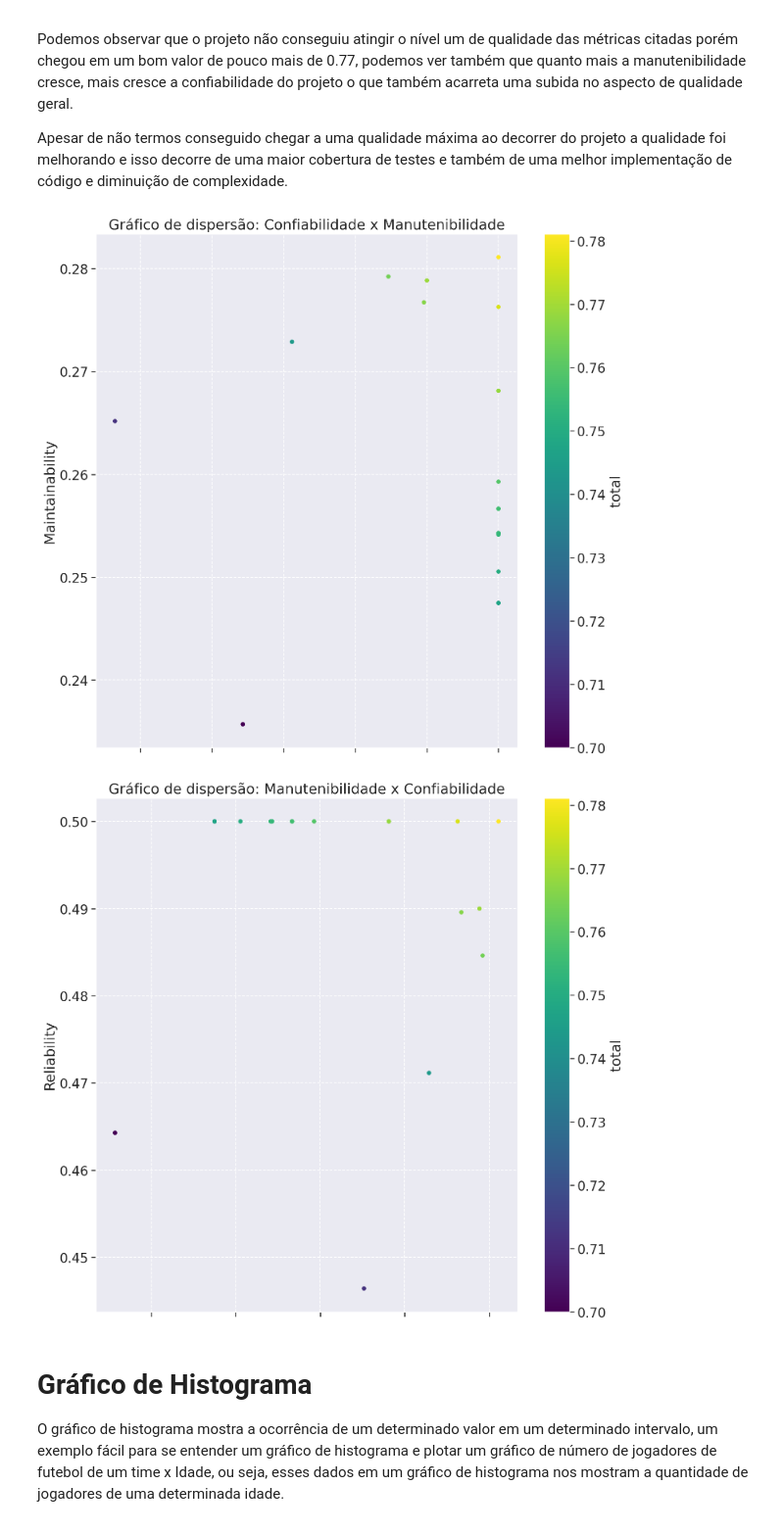
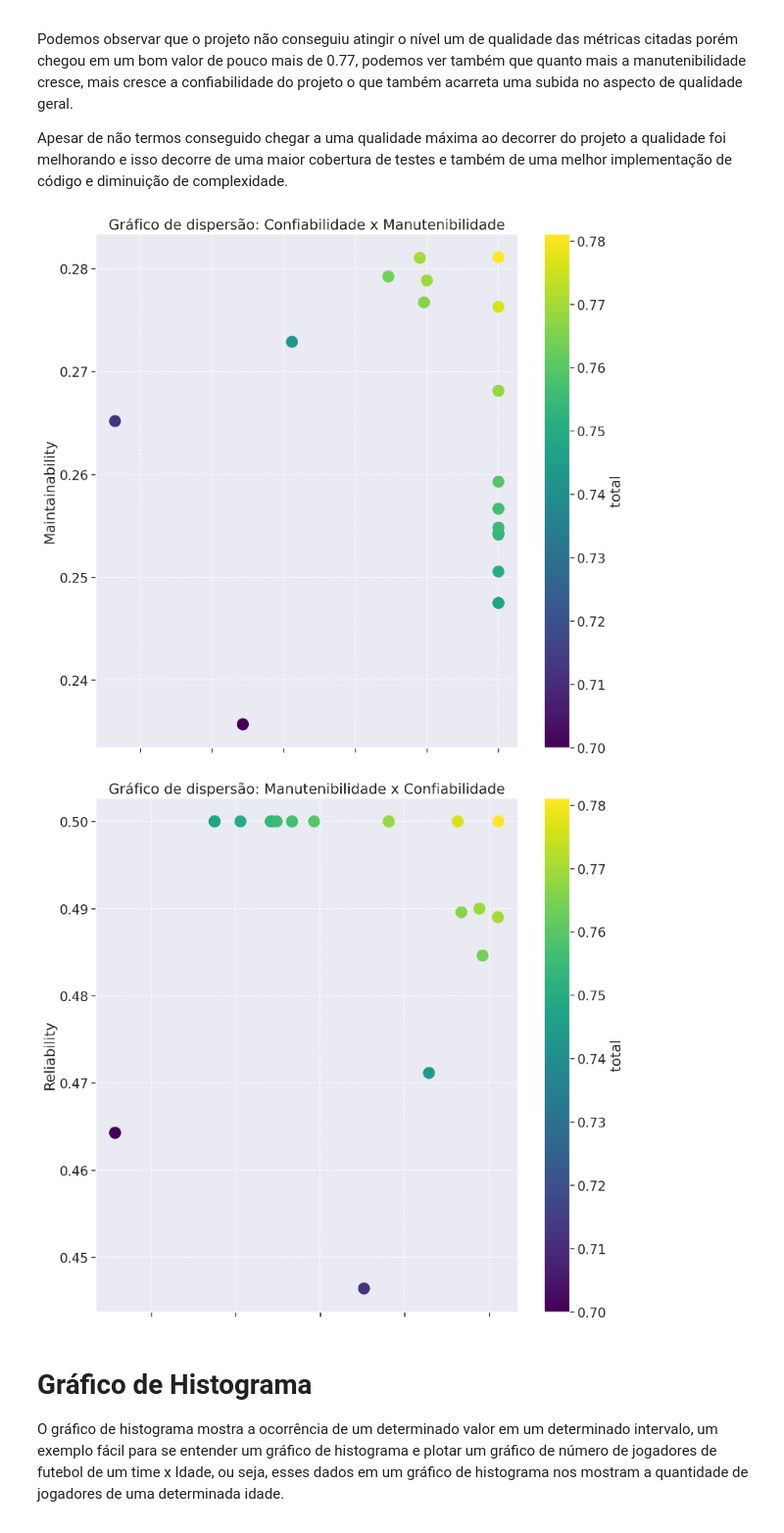
Before and after one commit to fga-eps-mds/2021.1-Multilind-Docs, a Jupyter notebook: analytics/analytics.ipynb, the cells around one changed output. Shown at 98% size. Drawn from its saved outputs; the diff is of its cells as text; code cells hidden in the pictures.

```diff
--- a/analytics/analytics.ipynb
+++ b/analytics/analytics.ipynb
@@ -991,13 +994,13 @@ Podemos observar que o projeto não conseguiu atingir o nível um de qualidade d
 Apesar de não termos conseguido chegar a uma qualidade máxima ao decorrer do projeto a qualidade foi melhorando e isso decorre de uma maior cobertura de testes e também de uma melhor implementação de código e diminuição de complexidade.
 # %%
 dataFrame = pd.DataFrame(data=metrics_df, columns=['Maintainability','Reliability', 'total']);
-dataFrame.plot.scatter(x='Reliability', y='Maintainability', title= "Gráfico de dispersão: Confiabilidade x Manutenibilidade", c='total', colormap='viridis', figsize=(12, 12));
-dataFrame.plot.scatter(x='Maintainability', y='Reliability', title= "Gráfico de dispersão: Manutenibilidade x Confiabilidade", c='total', colormap='viridis', figsize=(12, 12));
+dataFrame.plot.scatter(x='Reliability', y='Maintainability', title= "Gráfico de dispersão: Confiabilidade x Manutenibilidade", c='total', s=200,colormap='viridis', figsize=(12, 12));
+dataFrame.plot.scatter(x='Maintainability', y='Reliability', title= "Gráfico de dispersão: Manutenibilidade x Confiabilidade", c='total', s=200,colormap='viridis', figsize=(12, 12));
 #fig = plt.figure(figsize=(20, 10))
 #plt.show(block=True)
 # %% [output]
-[figure, old version]
+[figure, new version]
-[figure, old version]
+[figure, new version]
 # %% [markdown]
 # Gráfico de Histograma
 
```
Also changed, not shown: parts of 19 cells of this notebook, 3 other files.
